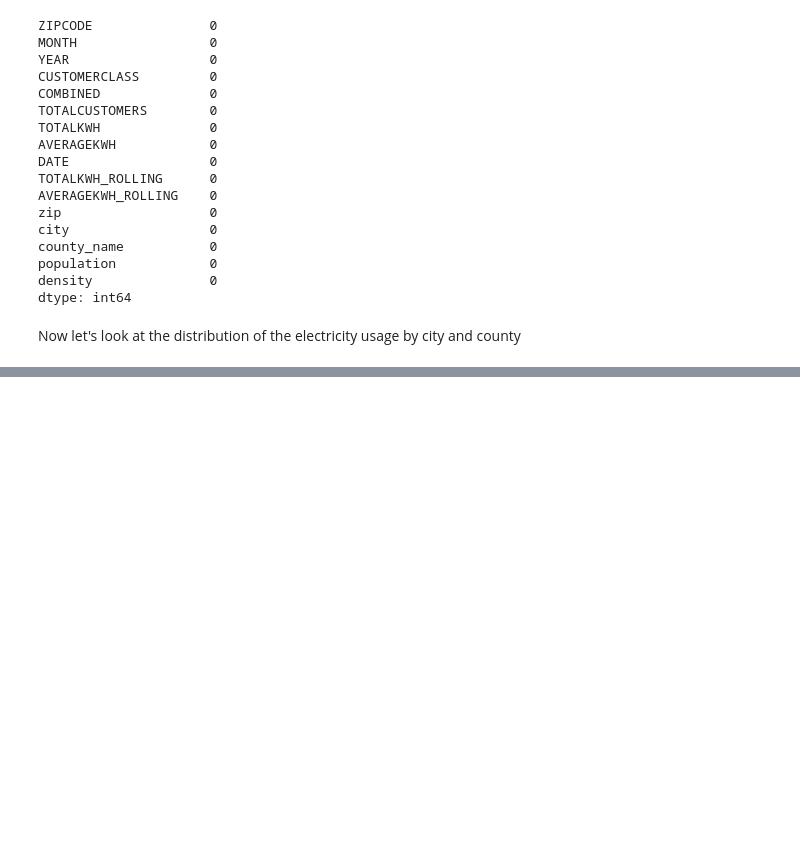
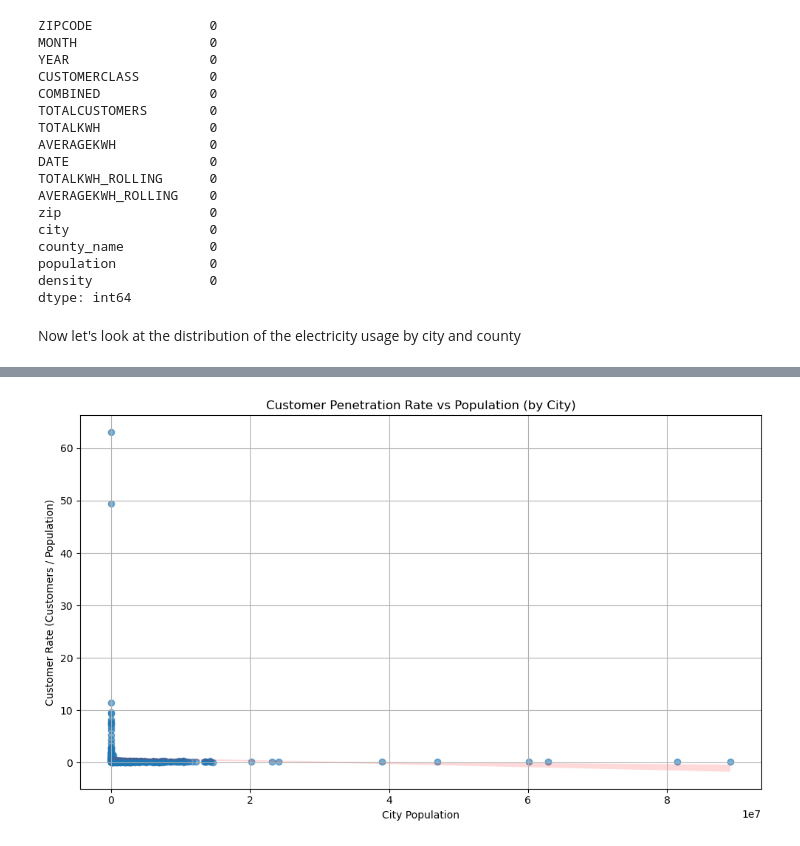
Before and after one commit to kaia-hu/Energy_Load_Forcasting, a Jupyter notebook: PGE_data_cleaning.ipynb, the cells around one changed output, grey strips where cells are left out. Cells and saved outputs as stored; diff of their text form; code cells hidden in the pictures; blank space fills up the shorter version.

```diff
--- a/PGE_data_cleaning.ipynb
+++ b/PGE_data_cleaning.ipynb
@@ -423,0 +440,26 @@ Now let's look at the distribution of the electricity usage by city and county
+# %%
+# Visualiza relationship between TOTALCUSTOMERS and population --- check the service coverage of PG&E
+# Aggregate by city
+city_agg = pge_merge_zip2.groupby('city')[['TOTALCUSTOMERS', 'population']].sum().reset_index()
+
+# Calculate customer rate (% of population that are customers)
+city_agg['CUSTOMER_RATE'] = city_agg['TOTALCUSTOMERS'] / city_agg['population']
+
+# Plot
+plt.figure(figsize=(10, 6))
+sns.regplot(
+    data=city_agg,
+    x='population',
+    y='CUSTOMER_RATE',
+    scatter_kws={'alpha':0.6},
+    line_kws={'color': 'red'}
+)
+
+plt.title('Customer Penetration Rate vs Population (by City)')
+plt.xlabel('City Population')
+plt.ylabel('Customer Rate (Customers / Population)')
+plt.grid(True)
+plt.tight_layout()
+plt.show()
+# %% [output]
+[figure, added]
```
Also changed, not shown: parts of 2 cells of this notebook.
